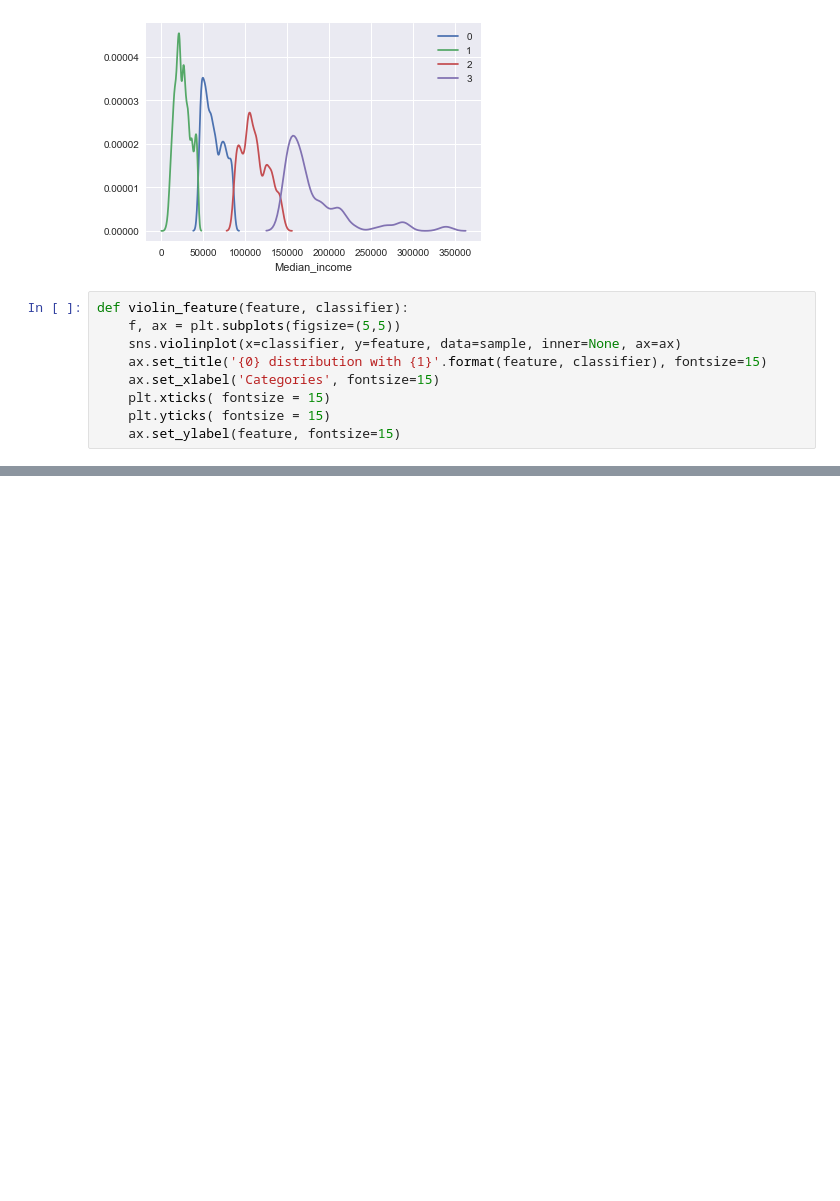
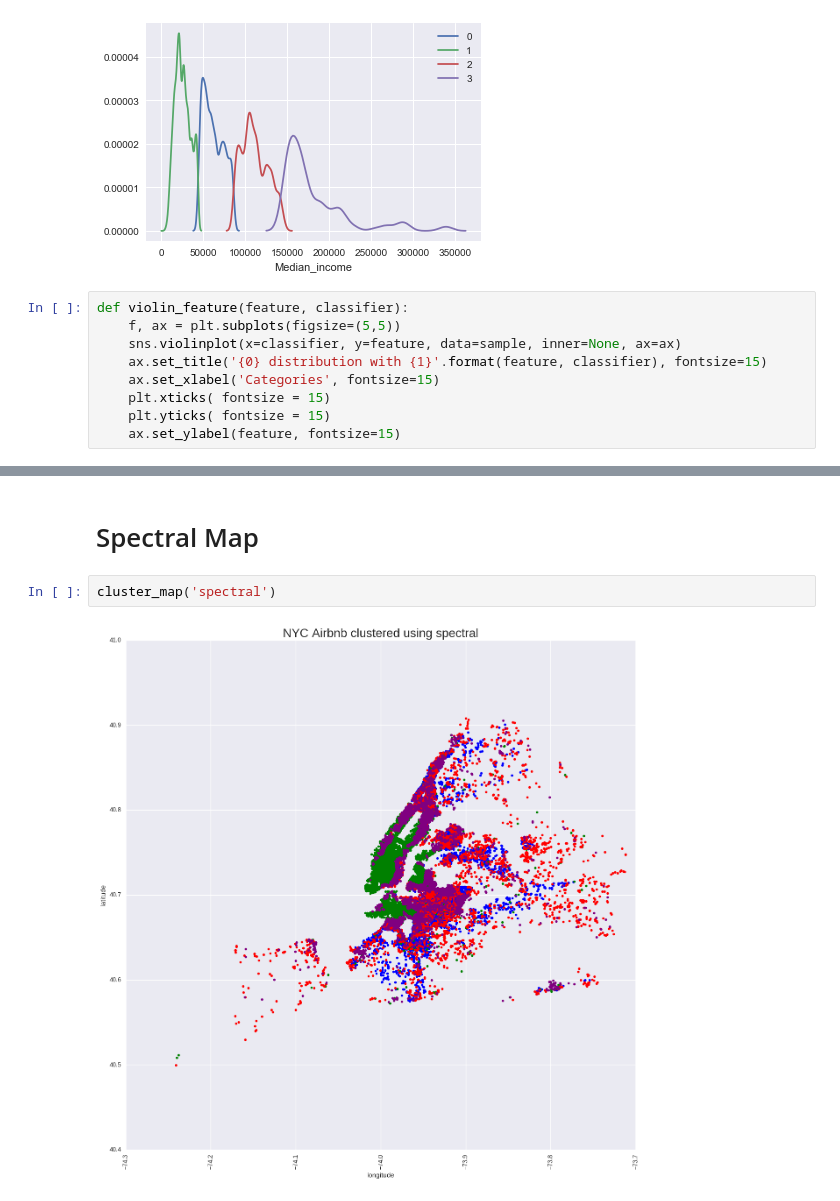
Before and after one commit to fernandomelchor/Airbnb_Project, a Jupyter notebook: jp-Classifying Listings.ipynb, the cells around one changed output, grey strips where cells are left out. Drawn from its saved outputs; the diff is of its cells as text; blank space fills up the shorter version.

```diff
--- a/jp-Classifying Listings.ipynb
+++ b/jp-Classifying Listings.ipynb
@@ -466,0 +518,6 @@ def violin_feature(feature, classifier):
+# %% [markdown]
+# Spectral Map
+# %%
+cluster_map('spectral')
+# %% [output]
+[figure, added]
```
Also changed, not shown: parts of 29 cells of this notebook, 7 other files.
